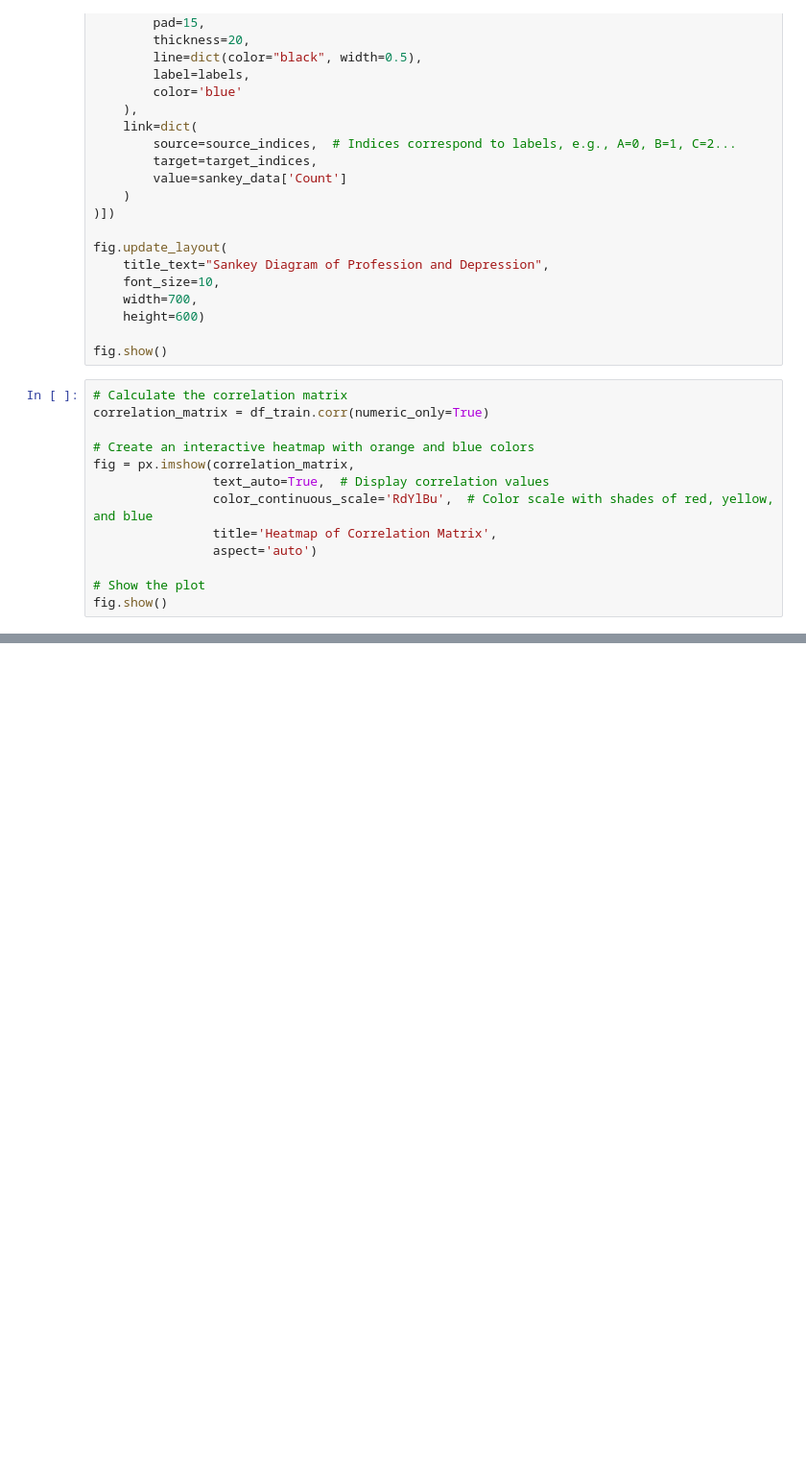
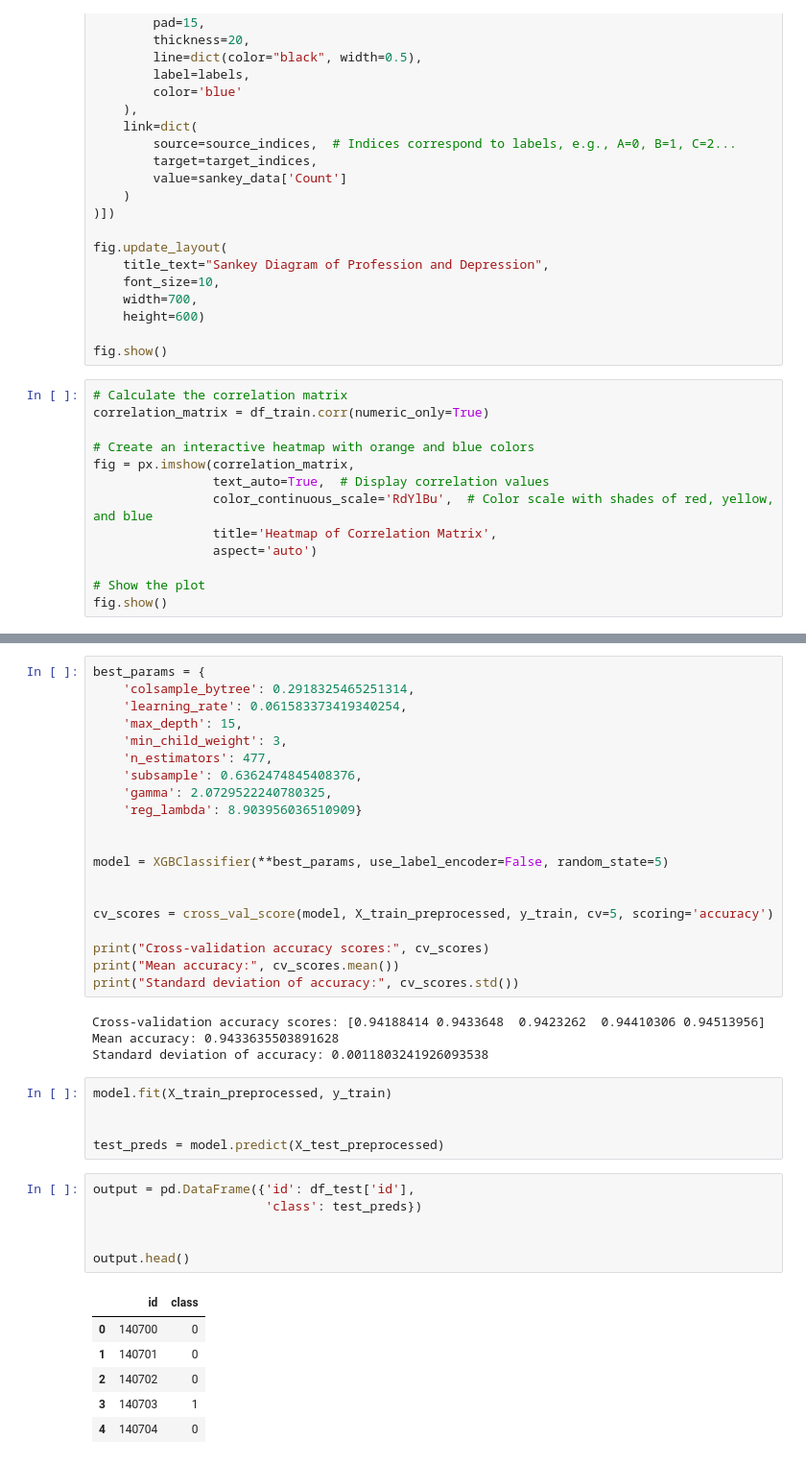
Before and after one commit to G-Bielokozowicz/Mental-Health-Prediction, a Jupyter notebook: main.ipynb, the cells around one changed output, grey strips where cells are left out. Shown at 96% size. Cells and saved outputs as stored; diff of their text form; blank space fills up the shorter version.

```diff
--- a/main.ipynb
+++ b/main.ipynb
@@ -236,0 +280,42 @@ fig.show()
+# %%
+best_params = {
+    'colsample_bytree': 0.2918325465251314,
+    'learning_rate': 0.061583373419340254,
+    'max_depth': 15,
+    'min_child_weight': 3,
+    'n_estimators': 477,
+    'subsample': 0.6362474845408376,
+    'gamma': 2.0729522240780325,
+    'reg_lambda': 8.903956036510909}
+
+
+model = XGBClassifier(**best_params, use_label_encoder=False, random_state=5)
+
+
+cv_scores = cross_val_score(model, X_train_preprocessed, y_train, cv=5, scoring='accuracy')
+
+print("Cross-validation accuracy scores:", cv_scores)
+print("Mean accuracy:", cv_scores.mean())
+print("Standard deviation of accuracy:", cv_scores.std())
+# %% [output]
+Cross-validation accuracy scores: [0.94188414 0.9433648  0.9423262  0.94410306 0.94513956]
+Mean accuracy: 0.9433635503891628
+Standard deviation of accuracy: 0.0011803241926093538
+# %%
+model.fit(X_train_preprocessed, y_train)
+
+
+test_preds = model.predict(X_test_preprocessed)
+# %%
+output = pd.DataFrame({'id': df_test['id'],
+                       'class': test_preds})
+
+
+output.head()
+# %% [output]
+|  | id | class |
+| 0 | 140700 | 0 |
+| 1 | 140701 | 0 |
+| 2 | 140702 | 0 |
+| 3 | 140703 | 1 |
+| 4 | 140704 | 0 |
```
Also changed, not shown: parts of 3 cells of this notebook.
